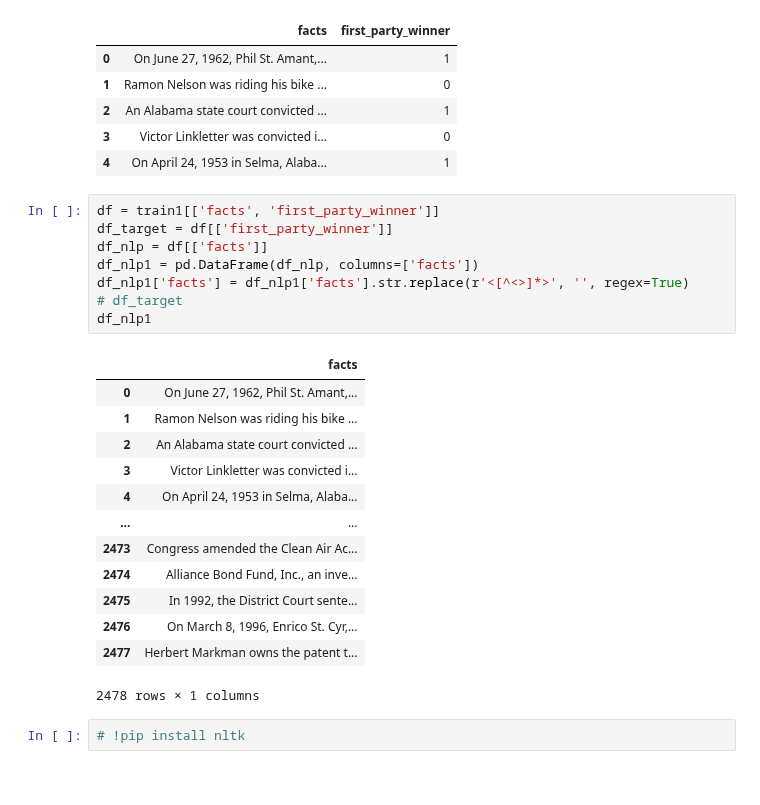
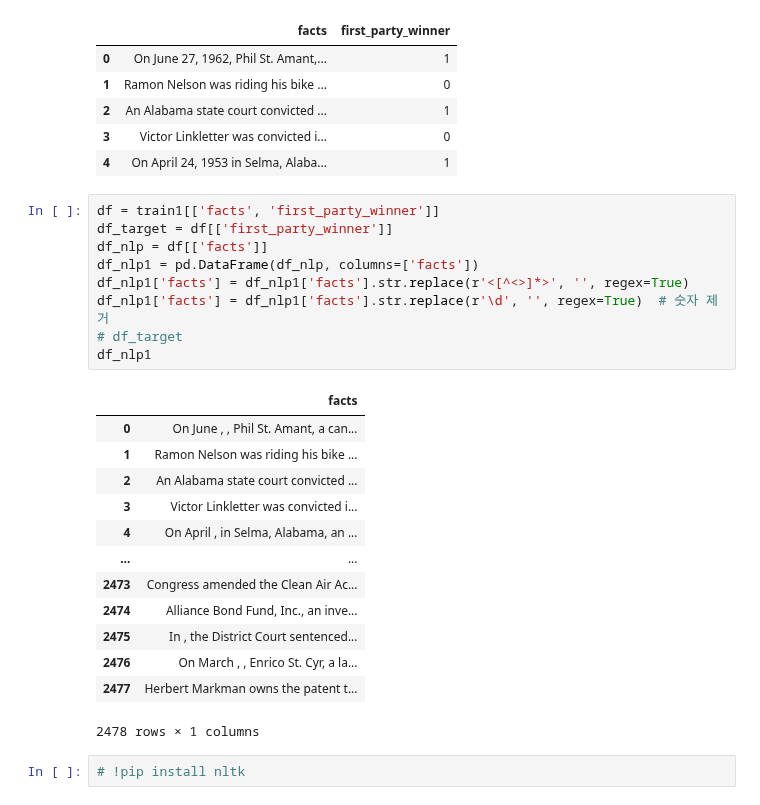
Before and after one commit to dlsco123/mtvsDacon, a Jupyter notebook: [mtvs]nic.ipynb, the cells around one changed output. Saved outputs shown, nothing was run; the diff lists cells and outputs as text.

```diff
--- a/[mtvs]nic.ipynb
+++ b/[mtvs]nic.ipynb
@@ -63,23 +63,24 @@ train1.head()
 # %%
 df = train1[['facts', 'first_party_winner']]
 df_target = df[['first_party_winner']]
 df_nlp = df[['facts']]
 df_nlp1 = pd.DataFrame(df_nlp, columns=['facts'])
 df_nlp1['facts'] = df_nlp1['facts'].str.replace(r'<[^<>]*>', '', regex=True)
+df_nlp1['facts'] = df_nlp1['facts'].str.replace(r'\d', '', regex=True)  # 숫자 제거
 # df_target
 df_nlp1
 # %% [output]
 |  | facts |
-| 0 | On June 27, 1962, Phil St. Amant,... |
+| 0 | On June , , Phil St. Amant, a can... |
 | 1 | Ramon Nelson was riding his bike ... |
 | 2 | An Alabama state court convicted ... |
 | 3 | Victor Linkletter was convicted i... |
-| 4 | On April 24, 1953 in Selma, Alaba... |
+| 4 | On April , in Selma, Alabama, an ... |
 | ... | ... |
 | 2473 | Congress amended the Clean Air Ac... |
 | 2474 | Alliance Bond Fund, Inc., an inve... |
-| 2475 | In 1992, the District Court sente... |
-| 2476 | On March 8, 1996, Enrico St. Cyr,... |
+| 2475 | In , the District Court sentenced... |
+| 2476 | On March , , Enrico St. Cyr, a la... |
 | 2477 | Herbert Markman owns the patent t... |
 2478 rows × 1 columns
 # %%
```
Also changed, not shown: parts of 12 cells of this notebook, 1 other file.
